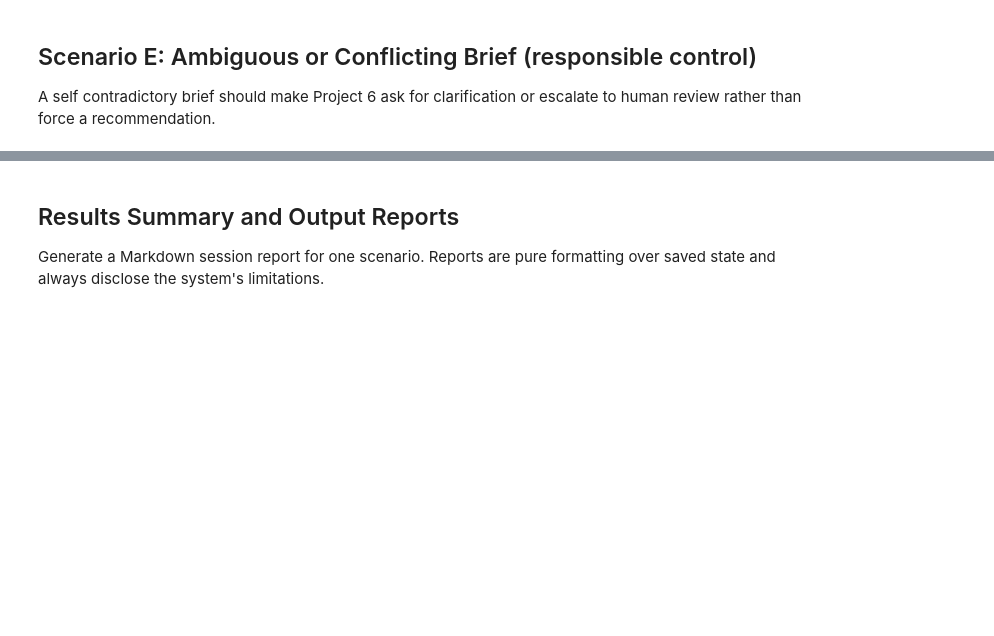
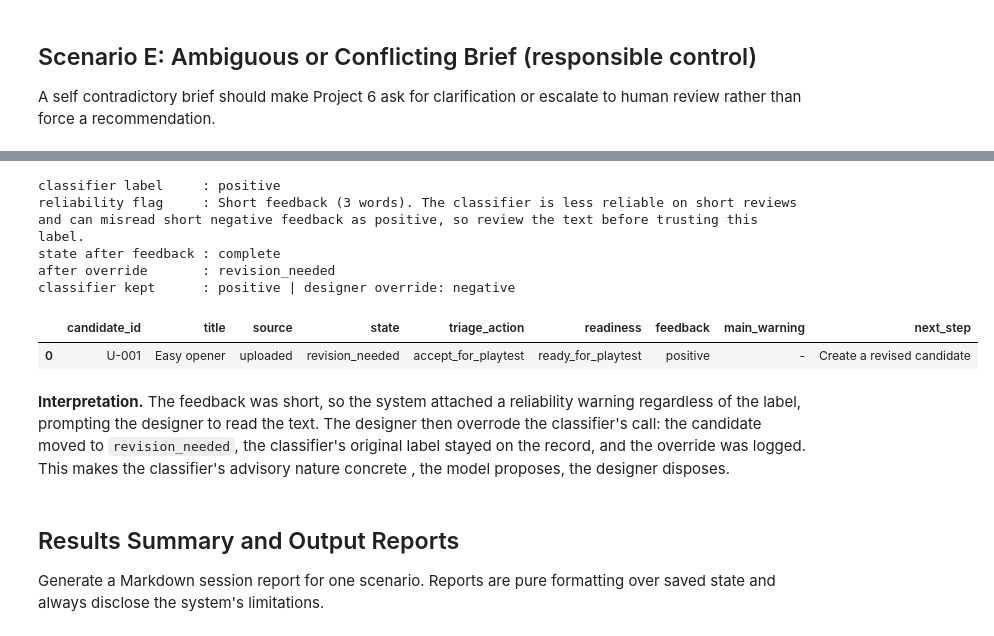
Before and after one commit to thebobmay/industry-integrated-level-director-studio, a Jupyter notebook: integrated_system_demo.ipynb, the cells around one changed output, grey strips where cells are left out. Drawn from its saved outputs; the diff is of its cells as text; code cells hidden in the pictures; blank space fills up the shorter version.

```diff
--- a/integrated_system_demo.ipynb
+++ b/integrated_system_demo.ipynb
@@ -248,3 +250,36 @@ rationale  : The interpreted intent contains detected conflicts: the brief reque
+# %%
+service.start_session(
+    'A fair, beginner friendly opening segment.',
+    target_difficulty='easy', session_id='demo-override',
+)
+service.add_uploaded_candidate('demo-override', easy_level, title='Easy opener')
+session_f = service.run_triage('demo-override', 'U-001')
+cand = session_f.candidates[0]
+if cand.workflow_state == 'ready_for_playtest':
+    service.send_to_playtest('demo-override', 'U-001')
+    session_f = service.submit_feedback('demo-override', 'U-001', 'Looks pretty fun.')
+    rec = session_f.candidates[0].feedback_records[-1]
+    print('classifier label     :', rec.feedback_result.sentiment)
+    print('reliability flag     :', rec.warning)
+    print('state after feedback :', session_f.candidates[0].workflow_state)
+    # The designer reads the short note and overrides the classifier's call.
+    session_f = service.override_feedback('demo-override', 'U-001', 'negative')
+    rec = session_f.candidates[0].feedback_records[-1]
+    print('after override       :', session_f.candidates[0].workflow_state)
+    print('classifier kept      :', rec.feedback_result.sentiment, '| designer override:', rec.designer_override)
+else:
+    print('Triage did not mark the candidate ready; state:', cand.workflow_state)
+board(session_f)
+# %% [output]
+classifier label     : positive
+reliability flag     : Short feedback (3 words). The classifier is less reliable on short reviews and can misread short negative feedback as positive, so review the text before trusting this label.
+state after feedback : complete
+after override       : revision_needed
+classifier kept      : positive | designer override: negative
+|  | candidate_id | title | source | state | triage_action | readiness | feedback | main_warning | next_step |
+| 0 | U-001 | Easy opener | uploaded | revision_needed | accept_for_playtest | ready_for_playtest | positive | - | Create a revised candidate |
+# %% [markdown]
+**Interpretation.** The feedback was short, so the system attached a reliability warning regardless of the label, prompting the designer to read the text. The designer then overrode the classifier's call: the candidate moved to `revision_needed`, the classifier's original label stayed on the record, and the override was logged. This makes the classifier's advisory nature concrete , the model proposes, the designer disposes.
 # %% [markdown]
 ## Results Summary and Output Reports
 
```
Also changed, not shown: parts of 8 cells of this notebook, 26 other files.
